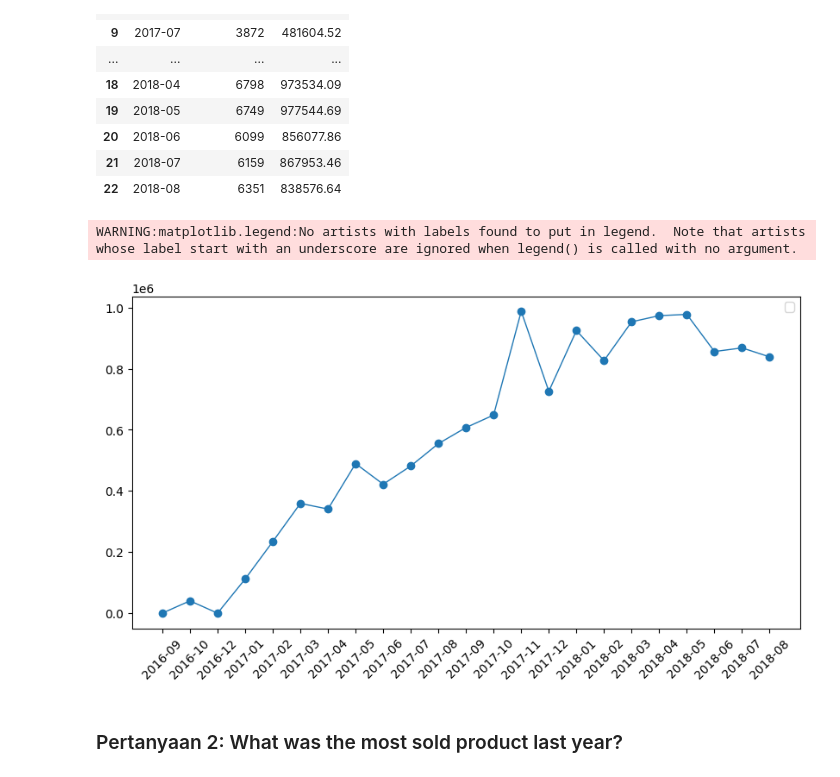
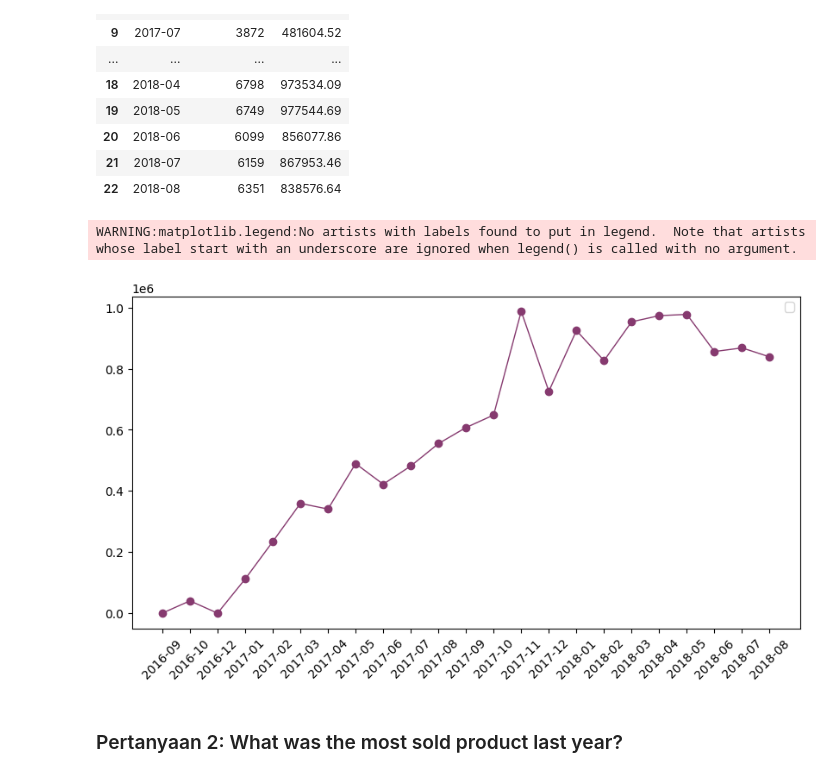
Before and after one commit to sayid-alt/olist-store-analysis-project, a Jupyter notebook: Brazilian_E_Commerce_Public_Dataset_by_Olist.ipynb, the cells around one changed output. Drawn from its saved outputs; the diff is of its cells as text; code cells hidden in the pictures.

Commit message:
Finishing data visualization

```diff
--- a/Brazilian_E_Commerce_Public_Dataset_by_Olist.ipynb
+++ b/Brazilian_E_Commerce_Public_Dataset_by_Olist.ipynb
@@ -1162,13 +1162,13 @@ monthly_orders_df
 # %%
 # Show graph of monthly order
 plt.figure(figsize=(10,5))
-plt.plot(monthly_orders_df['time'], monthly_orders_df['revenue'], marker='o', linewidth=1)
+plt.plot(monthly_orders_df['time'], monthly_orders_df['revenue'], marker='o', linewidth=1, color='#863A6F')
 plt.xticks(rotation=45)
 plt.legend()
 plt.show()
 # %% [output]
 WARNING:matplotlib.legend:No artists with labels found to put in legend.  Note that artists whose label start with an underscore are ignored when legend() is called with no argument.
-[figure, old version]
+[figure, new version]
 # %% [markdown]
 ### Pertanyaan 2: What was the most sold product last year?
 # %%
```
Also changed, not shown: parts of 14 cells of this notebook.
